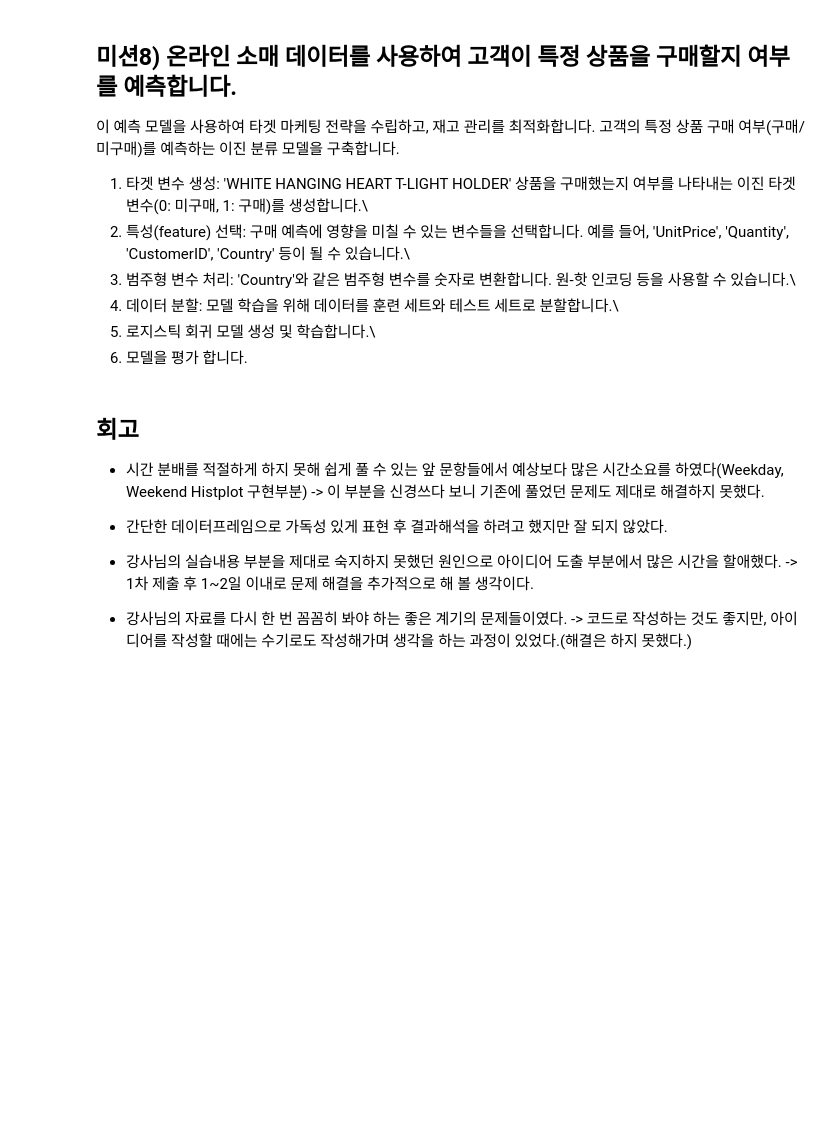
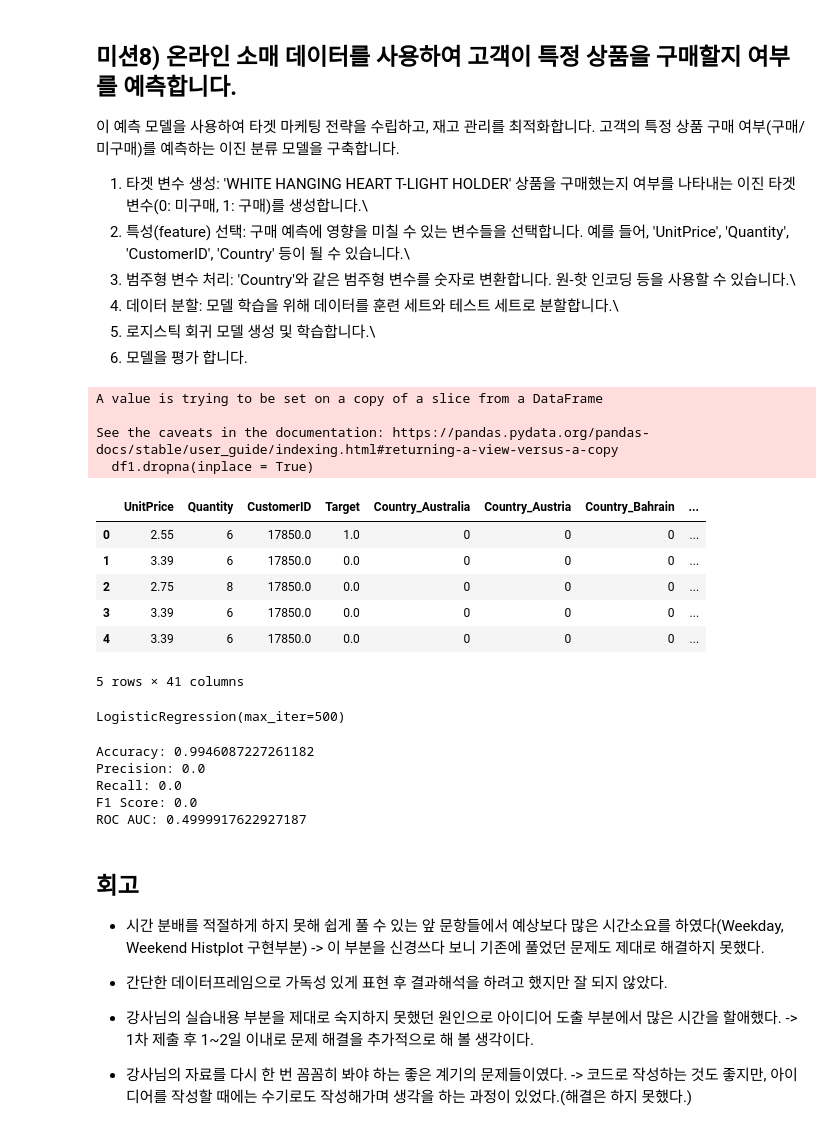
Before and after one commit to replayseong/analysis-exercise, a Jupyter notebook: DS2기_통계_메인퀘스트_성재현_240716.ipynb, the cells around one changed output. Saved outputs shown, nothing was run; the diff lists cells and outputs as text; code cells hidden in the pictures; blank space fills up the shorter version.

```diff
--- a/DS2기_통계_메인퀘스트_성재현_240716.ipynb
+++ b/DS2기_통계_메인퀘스트_성재현_240716.ipynb
@@ -776,3 +799,28 @@ AttributeError: 'DataFrame' object has no attribute 'ols'
 4) 데이터 분할: 모델 학습을 위해 데이터를 훈련 세트와 테스트 세트로 분할합니다.\
 5) 로지스틱 회귀 모델 생성 및 학습합니다.\
 6) 모델을 평가 합니다.
+# %%
+## 1. 타겟 변수 생성 (1:구매, 0:미구매)
+df1 = df.copy()
+df1['Target'] = df1['Description'].apply(lambda x: 1 if x == 'WHITE HANGING HEART T-LIGHT HOLDER' else 0)
+# %%
+## 2. 특성 선택.(결측치는 없애자.)
+df1 = df1[['UnitPrice', 'Quantity', 'CustomerID', 'Country', 'Target']]
+df1.dropna(inplace = True)
+# %% [output]
+A value is trying to be set on a copy of a slice from a DataFrame
+
+See the caveats in the documentation: https://pandas.pydata.org/pandas-docs/stable/user_guide/indexing.html#returning-a-view-versus-a-copy
+  df1.dropna(inplace = True)
+# %%
+## 3. 범주형 변수 처리(원핫인코딩)
+df1 = pd.get_dummies(df1, columns=['Country'], dtype=int)
+df1.head()
+# %% [output]
+|  | UnitPrice | Quantity | CustomerID | Target | Country_Australia | Country_Austria | Country_Bahrain | ... |
+| 0 | 2.55 | 6 | 17850.0 | 1.0 | 0 | 0 | 0 | ... |
+| 1 | 3.39 | 6 | 17850.0 | 0.0 | 0 | 0 | 0 | ... |
+| 2 | 2.75 | 8 | 17850.0 | 0.0 | 0 | 0 | 0 | ... |
+| 3 | 3.39 | 6 | 17850.0 | 0.0 | 0 | 0 | 0 | ... |
+| 4 | 3.39 | 6 | 17850.0 | 0.0 | 0 | 0 | 0 | ... |
+5 rows × 41 columns
@@ -779,3 +836,33 @@ AttributeError: 'DataFrame' object has no attribute 'ols'
+# %%
+## 5. 로지스틱 회귀 모델 생성 및 학습
+logistic = LogisticRegression(max_iter = 500)
+logistic.fit(X_train, y_train)
+# %% [output]
+LogisticRegression(max_iter=500)
+# %%
+# Step 6: 모델 평가
+y_pred = logistic.predict(X_test)
+accuracy = accuracy_score(y_test, y_pred)
+precision = precision_score(y_test, y_pred)
+recall = recall_score(y_test, y_pred)
+f1 = f1_score(y_test, y_pred)
+roc_auc = roc_auc_score(y_test, y_pred)
+
+print("Accuracy:", accuracy)
+print("Precision:", precision)
+print("Recall:", recall)
+print("F1 Score:", f1)
+print("ROC AUC:", roc_auc)
+## 최악이다. 전처리를 아예 하지 않아서 그런가.,.?
+## 정확도는 99.4로 매우 높지만, auc score가 0.5에 거의 근사하다
+## 이는 모델이 제 성능을 내지 못하고 있다는 의미이다.
+## 따라서, 전처리 과정에서 추가적인 부분이 필요할 것 같다.
+# %% [output]
+Accuracy: 0.9946087227261182
+Precision: 0.0
+Recall: 0.0
+F1 Score: 0.0
+ROC AUC: 0.4999917622927187
 # %% [markdown]
 ## 회고
 - 시간 분배를 적절하게 하지 못해 쉽게 풀 수 있는 앞 문항들에서 예상보다 많은 시간소요를 하였다(Weekday, Weekend Histplot 구현부분)
```
Also changed, not shown: parts of 3 cells of this notebook.
